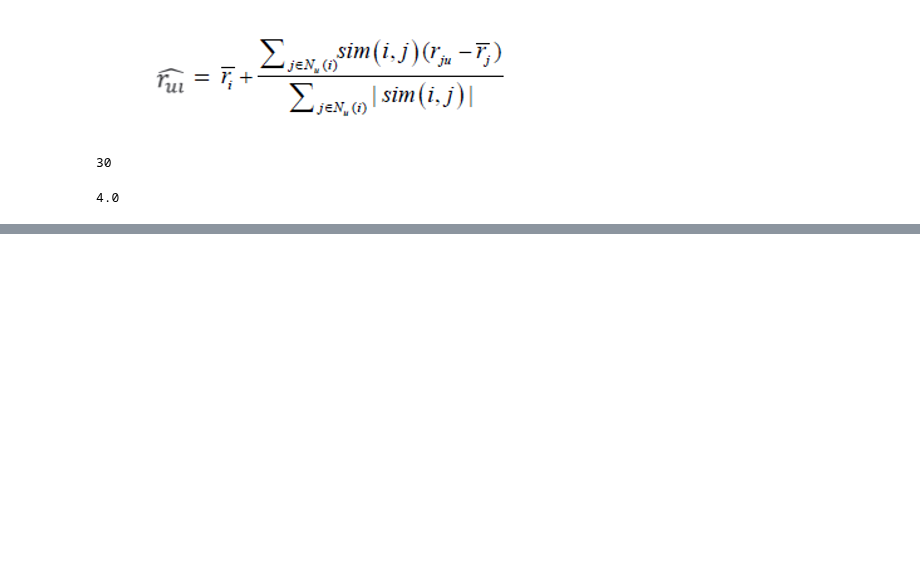
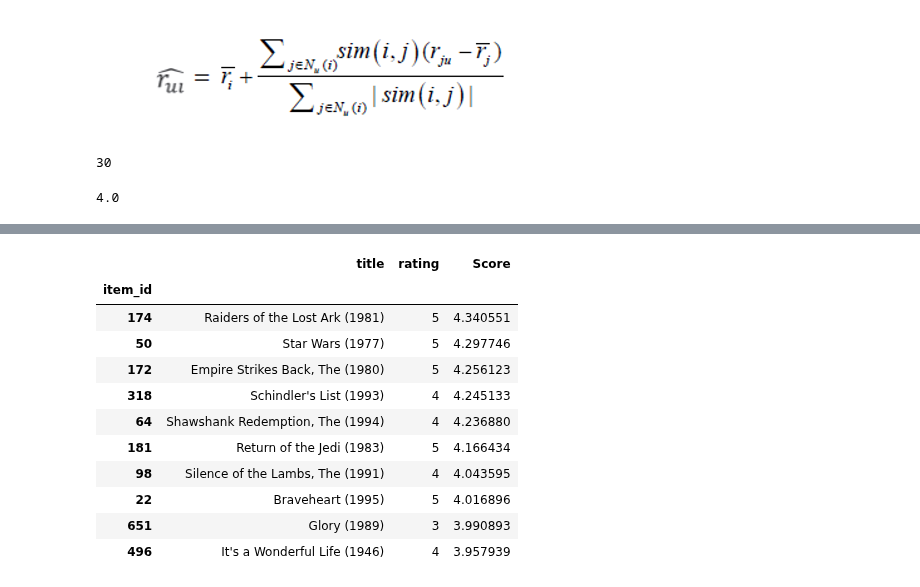
Before and after one commit to ali-d-nasseri/Recommender-System, a Jupyter notebook: Recommender Project.ipynb, the cells around one changed output, grey strips where cells are left out. Drawn from its saved outputs; the diff is of its cells as text; code cells hidden in the pictures; blank space fills up the shorter version.

```diff
--- a/Recommender Project.ipynb
+++ b/Recommender Project.ipynb
@@ -626,0 +357,15 @@ weight_290
+# %%
+user_290_movies.sort_values(by = 'Score', ascending=False, inplace=False).head(10)
+# %% [output]
+|  | title | rating | Score |
+| item_id |  |  |  |
+| 174 | Raiders of the Lost Ark (1981) | 5 | 4.340551 |
+| 50 | Star Wars (1977) | 5 | 4.297746 |
+| 172 | Empire Strikes Back, The (1980) | 5 | 4.256123 |
+| 318 | Schindler's List (1993) | 4 | 4.245133 |
+| 64 | Shawshank Redemption, The (1994) | 4 | 4.236880 |
+| 181 | Return of the Jedi (1983) | 5 | 4.166434 |
+| 98 | Silence of the Lambs, The (1991) | 4 | 4.043595 |
+| 22 | Braveheart (1995) | 5 | 4.016896 |
+| 651 | Glory (1989) | 3 | 3.990893 |
+| 496 | It's a Wonderful Life (1946) | 4 | 3.957939 |
```
Also changed, not shown: parts of 73 cells of this notebook, 12 other files.
